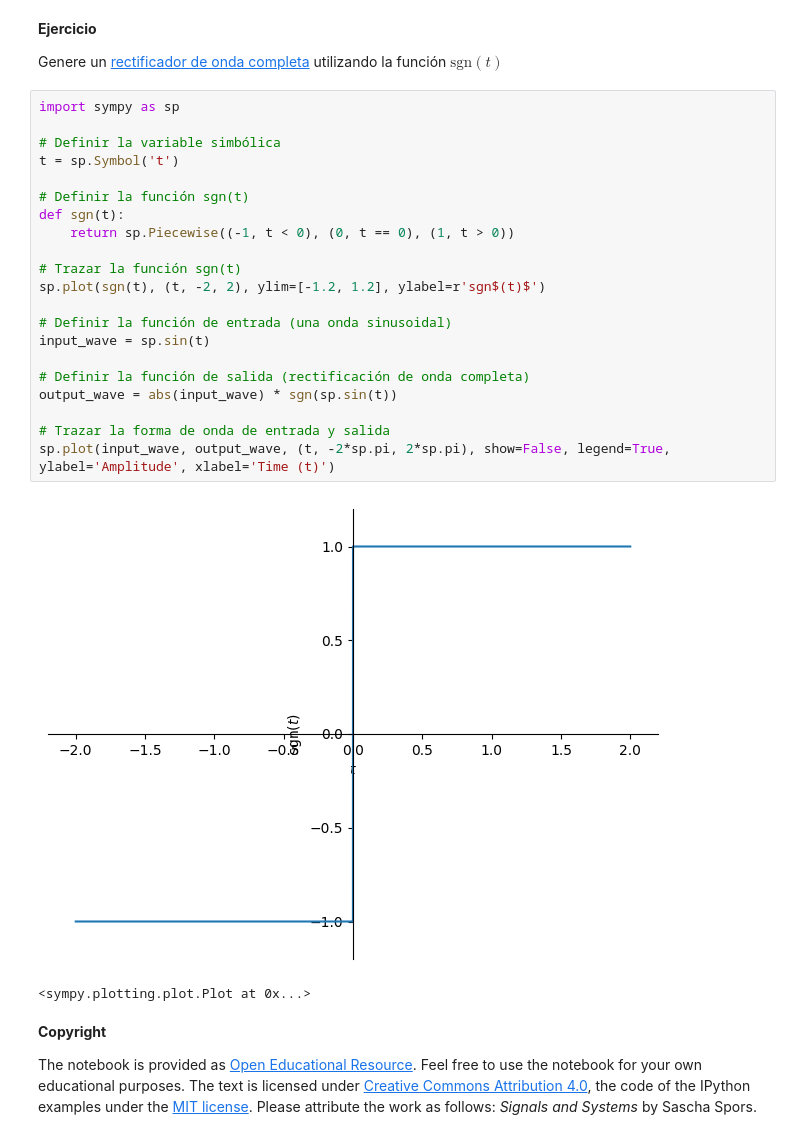
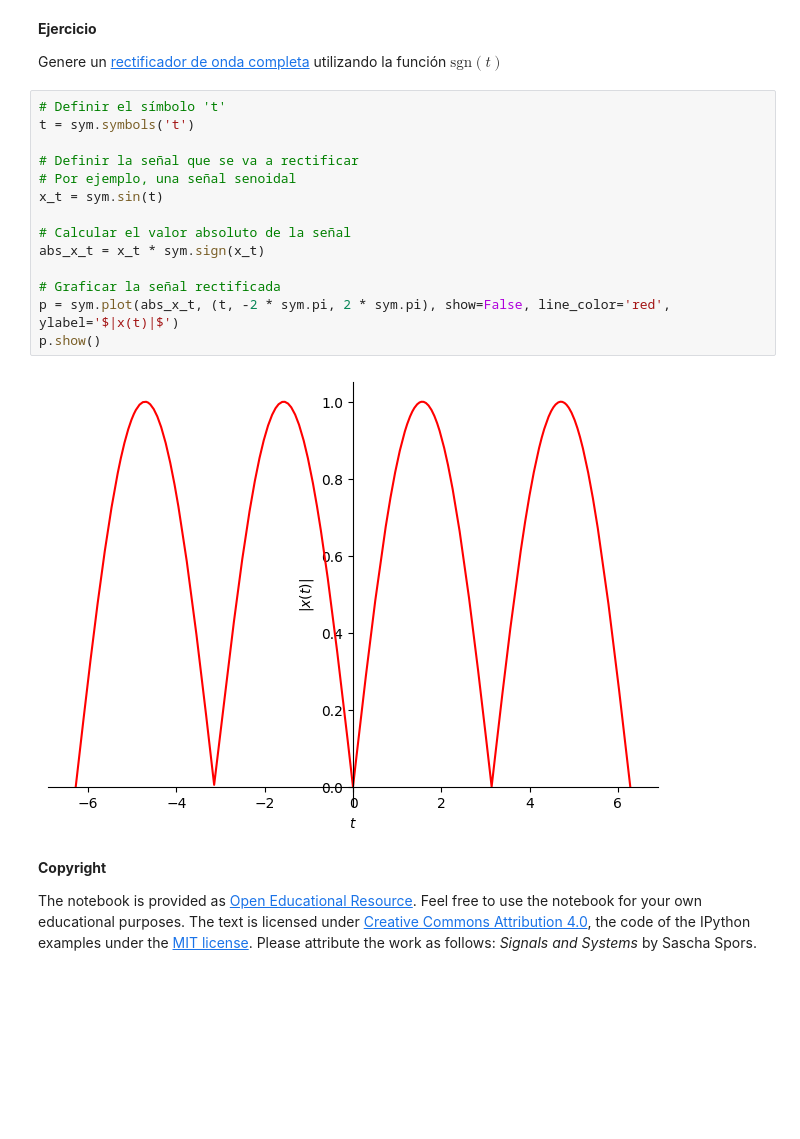
Before and after one commit to crcifuentesc/se-ales, a Jupyter notebook: 1_IntroduccionSyS/2_Señales_estandar.ipynb, the cells around one changed output. Drawn from its saved outputs; the diff is of its cells as text; blank space fills up the shorter version.

```diff
--- a/1_IntroduccionSyS/2_Señales_estandar.ipynb
+++ b/1_IntroduccionSyS/2_Señales_estandar.ipynb
@@ -318,30 +318,22 @@ sym.plot(sgn, (t, -2, 2), ylim=[-1.2, 1.2], ylabel=r'sgn$(t)$');
 **Ejercicio**
 
 Genere un [rectificador de onda completa](https://en.wikipedia.org/wiki/Rectifier#Full-wave_rectification) utilizando la función $\text{sgn}(t)$
-# %%
-import sympy as sp
-
-# Definir la variable simbólica
-t = sp.Symbol('t')
-
-# Definir la función sgn(t)
-def sgn(t):
-    return sp.Piecewise((-1, t < 0), (0, t == 0), (1, t > 0))
-
-# Trazar la función sgn(t)
-sp.plot(sgn(t), (t, -2, 2), ylim=[-1.2, 1.2], ylabel=r'sgn$(t)$')
-
-# Definir la función de entrada (una onda sinusoidal)
-input_wave = sp.sin(t)
-
-# Definir la función de salida (rectificación de onda completa)
-output_wave = abs(input_wave) * sgn(sp.sin(t))
-
-# Trazar la forma de onda de entrada y salida
-sp.plot(input_wave, output_wave, (t, -2*sp.pi, 2*sp.pi), show=False, legend=True, ylabel='Amplitude', xlabel='Time (t)')
-# %% [output]
-[figure, removed]
-<sympy.plotting.plot.Plot at 0x...>
+# %%
+# Definir el símbolo 't'
+t = sym.symbols('t')
+
+# Definir la señal que se va a rectificar
+# Por ejemplo, una señal senoidal
+x_t = sym.sin(t)
+
+# Calcular el valor absoluto de la señal
+abs_x_t = x_t * sym.sign(x_t)
+
+# Graficar la señal rectificada
+p = sym.plot(abs_x_t, (t, -2 * sym.pi, 2 * sym.pi), show=False, line_color='red', ylabel='$|x(t)|$')
+p.show()
+# %% [output]
+[figure, added]
 # %% [markdown]
 **Copyright**
 
```
Also changed, not shown: parts of 8 cells of this notebook.
